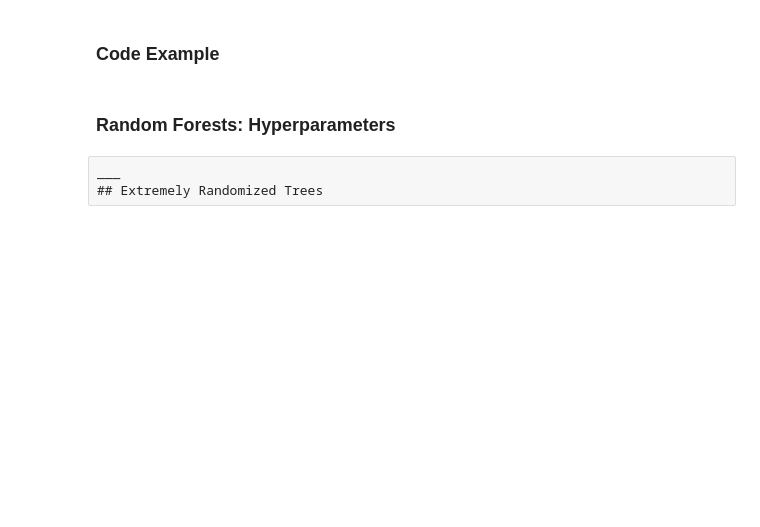
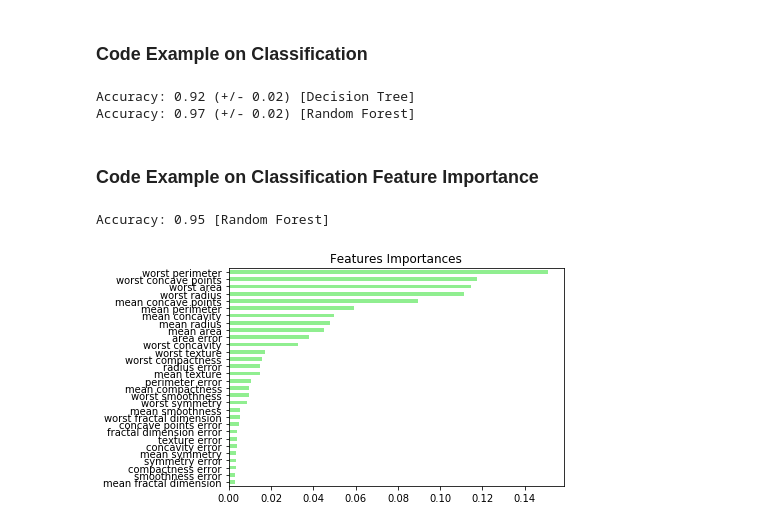
Before and after one commit to hatalis/Notebooks, a Jupyter notebook: Ensemble Learning/Random Forests.ipynb, the cells around one changed output. Drawn from its saved outputs; the diff is of its cells as text; code cells hidden in the pictures; blank space fills up the shorter version.

```diff
--- a/Ensemble Learning/Random Forests.ipynb
+++ b/Ensemble Learning/Random Forests.ipynb
@@ -15,7 +59,65 @@ A random forest is a meta estimator that fits a number of decision tree classifi
 # %% [markdown]
-### Code Example
+### **Code Example on Classification**
-# %% [markdown]
-### Random Forests: Hyperparameters
-# %% [raw]
-___
-## Extremely Randomized Trees
+# %%
+import warnings
+warnings.simplefilter("ignore", category=DeprecationWarning)
+
+from sklearn.datasets  import load_breast_cancer
+from sklearn.ensemble import RandomForestClassifier
+from sklearn.tree import DecisionTreeClassifier
+from sklearn.model_selection import cross_val_score, GridSearchCV
+
+# load data
+data = load_breast_cancer()
+X, y = data.data, data.target
+
+# Instantiate a classification-tree 'dt'
+dt = DecisionTreeClassifier(random_state=1)
+
+# Instantiate a BaggingClassifier 'bc'
+rf = RandomForestClassifier(n_estimators=400, random_state=1)
+
+# Get accuracy score using CV for dt
+scores = cross_val_score(dt, X, y, cv=5, scoring='accuracy')
+print("Accuracy: %0.2f (+/- %0.2f) [%s]" % (scores.mean(), scores.std(), 'Decision Tree'))
+
+# Get accuracy score using CV for bc
+scores = cross_val_score(rf, X, y, cv=5, scoring='accuracy')
+print("Accuracy: %0.2f (+/- %0.2f) [%s]" % (scores.mean(), scores.std(), 'Random Forest'))
+# %% [output]
+Accuracy: 0.92 (+/- 0.02) [Decision Tree]
+Accuracy: 0.97 (+/- 0.02) [Random Forest]
+# %% [markdown]
+### **Code Example on Classification Feature Importance**
+# %%
+import pandas as pd
+import matplotlib.pyplot as plt
+from sklearn.metrics import accuracy_score
+from sklearn.model_selection import train_test_split
+
+#split to training and testing
+X_train, X_test, y_train, y_test = train_test_split(X, y, test_size=0.3, random_state=1)
+
+# fit model to training data
+rf.fit(X_train,y_train)
+
+# predict on test data
+y_pred = rf.predict(X_test)
+
+# get accuracy score
+score = accuracy_score(y_test, y_pred)
+print("Accuracy: %0.2f [%s]" % (score, 'Random Forest'))
+
+# Create a pd.Series of features importances
+importances_rf = pd.Series(rf.feature_importances_,index = data.feature_names)
+
+# Sort importances_rf (note: not easy to do in CV)
+sorted_importances_rf = importances_rf.sort_values()
+
+# Make a horizontal bar plot
+sorted_importances_rf.plot(kind='barh', color='lightgreen');
+plt.title('Features Importances')
+plt.show()
+# %% [output]
+Accuracy: 0.95 [Random Forest]
+[figure, added]
```
Also changed, not shown: parts of 9 cells of this notebook, 2 other files.
